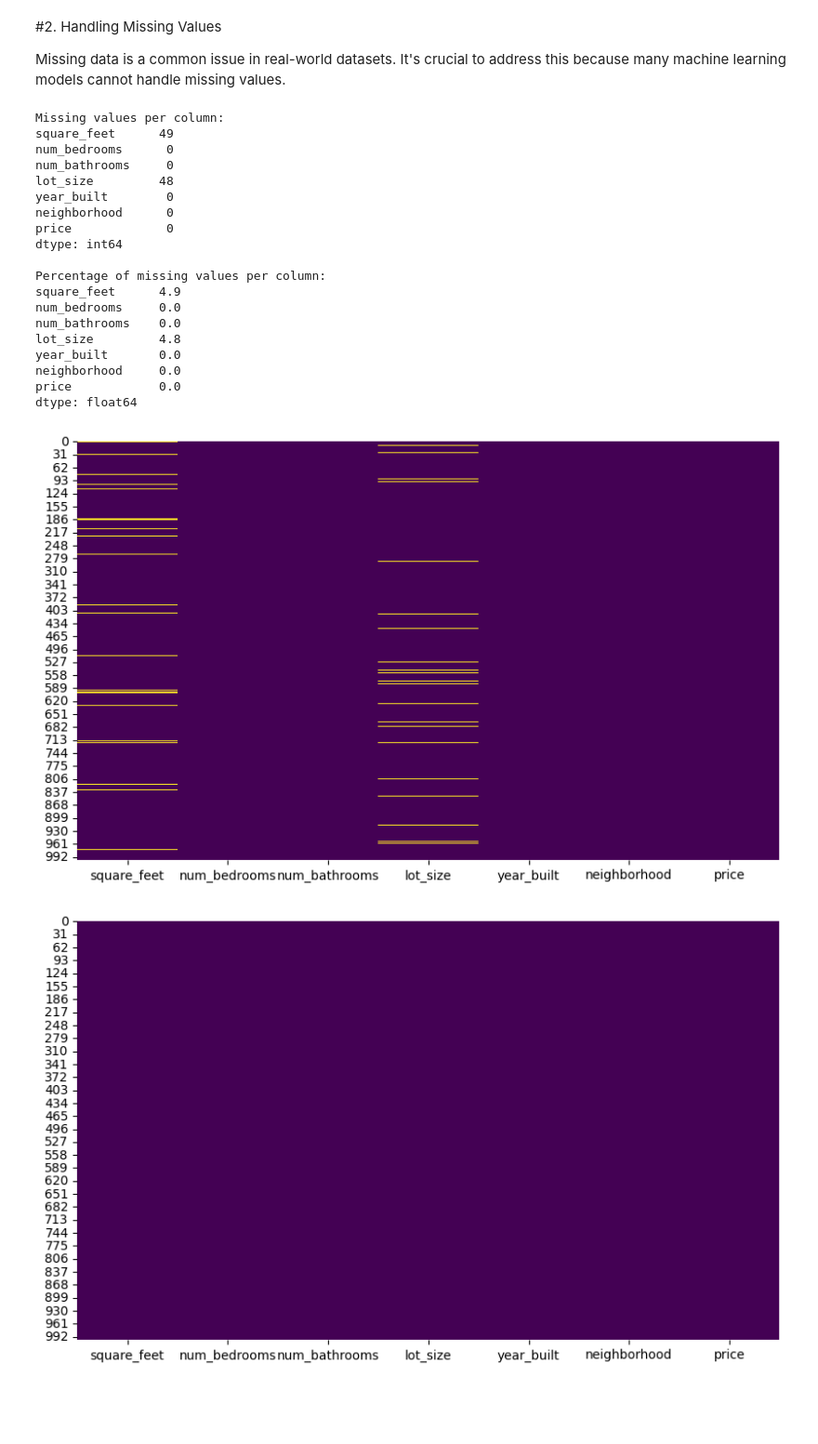
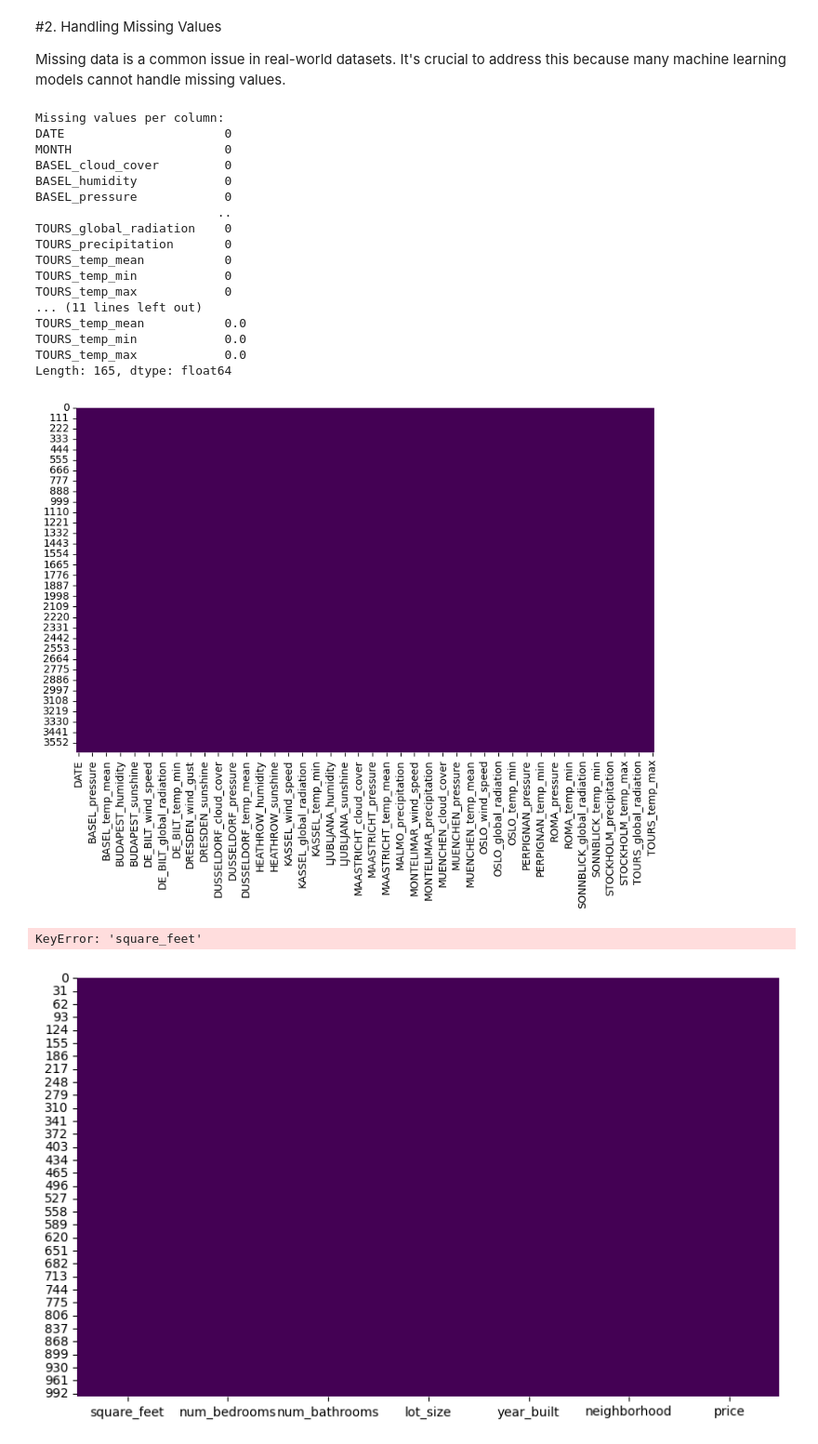
Before and after one commit to YoYona2/Intro-to-ML-project, a Jupyter notebook: Data/Data_preprocessing_with_weather_data.ipynb, the cells around one changed output. Shown at 93% size. Saved outputs shown, nothing was run; the diff lists cells and outputs as text; code cells hidden in the pictures; blank space fills up the shorter version.

```diff
--- a/Data/Data_preprocessing_with_weather_data.ipynb
+++ b/Data/Data_preprocessing_with_weather_data.ipynb
@@ -15,7 +15,7 @@ from sklearn.model_selection import train_test_split
 from sklearn.preprocessing import MinMaxScaler
 # %%
 # Load the housing dataset
-df_housing = pd.read_csv('housing_data.csv')
-df_housing.drop('Unnamed: 0', axis=1, inplace=True)
+df_weather = pd.read_csv('weather_prediction_dataset.csv')
+#df_weather.drop('Unnamed: 0', axis=1, inplace=True)
 # %%
 # Describe the dataset
@@ -52,45 +50,45 @@ plt.show()
 Missing data is a common issue in real-world datasets. It's crucial to address this because many machine learning models cannot handle missing values.
 # %%
 # Check for missing values in each column
-missing_values = df_housing.isnull().sum()
+missing_values = df_weather.isnull().sum()
 print("Missing values per column:")
 print(missing_values)
 
 # Check percentage of missing values for each column
-missing_percentage = (df_housing.isnull().sum() / len(df_housing)) * 100
+missing_percentage = (df_weather.isnull().sum() / len(df_weather)) * 100
 print("\nPercentage of missing values per column:")
 print(missing_percentage)
 
 # visualize the missing values
 
 plt.figure(figsize=(10,6))
-sns.heatmap(df_housing.isnull(), cbar=False, cmap='viridis')
+sns.heatmap(df_weather.isnull(), cbar=False, cmap='viridis')
 plt.show()
 # %% [output]
 Missing values per column:
-square_feet      49
-num_bedrooms      0
-num_bathrooms     0
-lot_size         48
-year_built        0
-neighborhood      0
-price             0
-dtype: int64
-
-Percentage of missing values per column:
-square_feet      4.9
-num_bedrooms     0.0
-num_bathrooms    0.0
-lot_size         4.8
-year_built       0.0
-neighborhood     0.0
-price            0.0
-dtype: float64
+DATE                      0
+MONTH                     0
+BASEL_cloud_cover         0
+BASEL_humidity            0
+BASEL_pressure            0
+                         ..
+TOURS_global_radiation    0
+TOURS_precipitation       0
+TOURS_temp_mean           0
+TOURS_temp_min            0
+TOURS_temp_max            0
+... (11 lines left out)
+TOURS_temp_mean           0.0
+TOURS_temp_min            0.0
+TOURS_temp_max            0.0
+Length: 165, dtype: float64
-[figure, old version]
+[figure, new version]
 # %%
 # Fill missing values with mean for 'square_feet' and median for 'lot_size'
-df_housing['square_feet'].fillna(df_housing['square_feet'].mean(), inplace=True)
-df_housing['lot_size'].fillna(df_housing['lot_size'].median(), inplace=True)
+#df_weather['square_feet'].fillna(df_weather['square_feet'].mean(), inplace=True)
+#df_weather['lot_size'].fillna(df_weather['lot_size'].median(), inplace=True)
+# %% [output]
+KeyError: 'square_feet'
 # %%
 # Visualization after filling in the missing values:
 plt.figure(figsize=(10,6))
```
Also changed, not shown: parts of 9 cells of this notebook, 2 other files.
